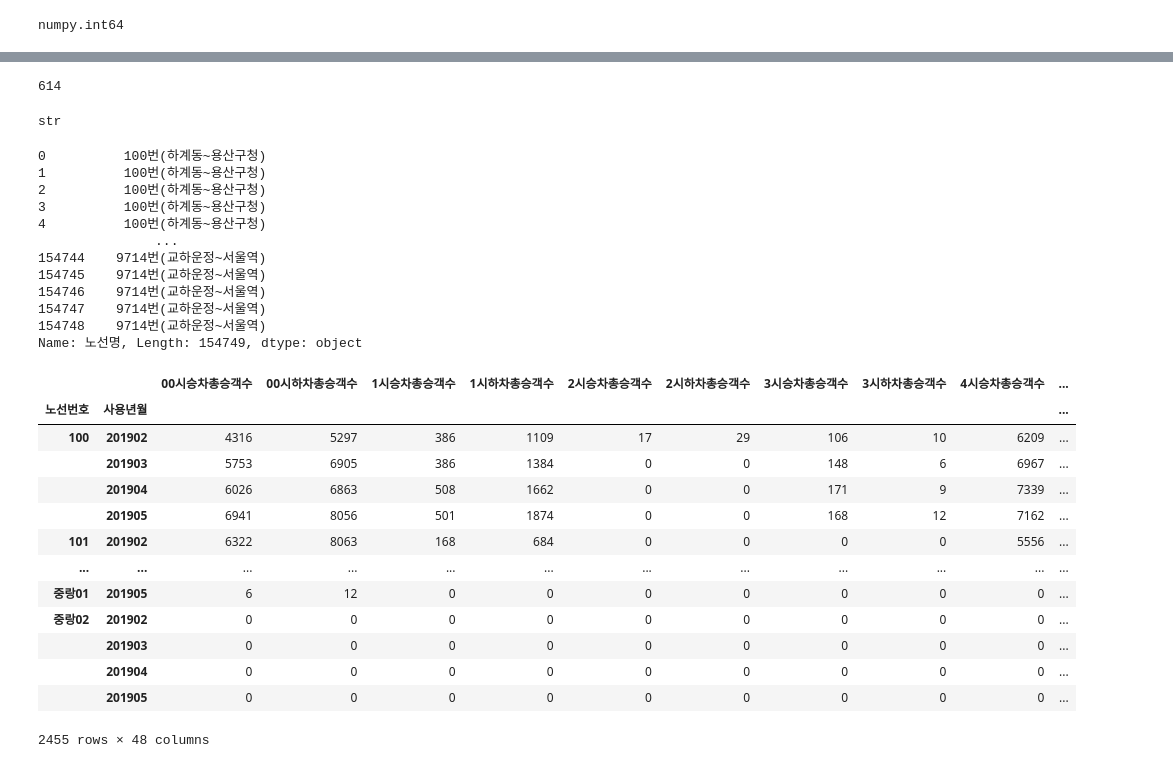
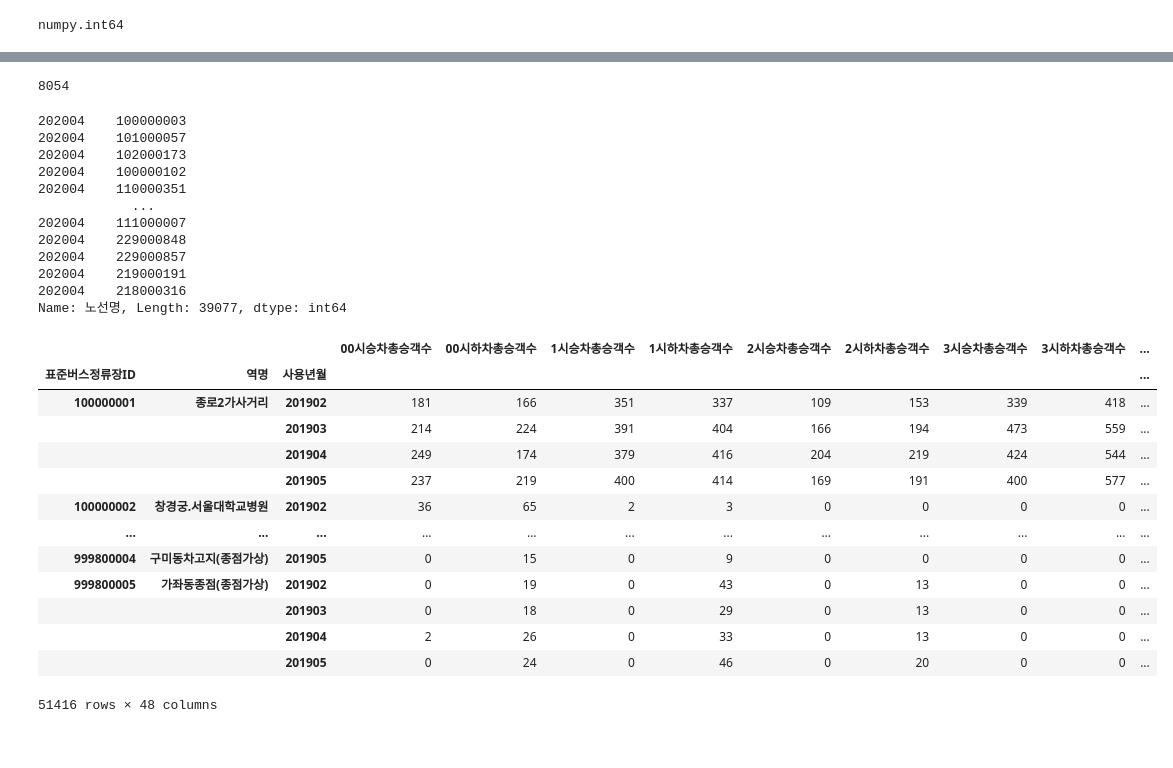
Before and after one commit to Changyoon-Lee/big_contest, a Jupyter notebook: 서울시_버스_승하차인구수.ipynb, the cells around one changed output, grey strips where cells are left out. Drawn from its saved outputs; the diff is of its cells as text; code cells hidden in the pictures.

Commit message:
1차시 수정 - 표준버스정류장ID 기준으로 변경

```diff
--- a/서울시_버스_승하차인구수.ipynb
+++ b/서울시_버스_승하차인구수.ipynb
@@ -274,2 +289,4 @@ df_bus = df_bus[(201902 <= df_bus['사용년월'])&(df_bus['사용년월'] <= 20
+# %%
+df_bus.drop(['역명'], axis=1, inplace=True)
 # %%
 df_bus.reset_index(drop=True, inplace=True)
@@ -293,13 +333,9 @@ df_bus
 # df_bus['23시하차총승객수'] = list(df_bus['역명'])
 # df_bus
 # %%
-df_bus['노선번호'].nunique()
+df_bus['역명'].nunique()
 # %% [output]
-614
+8054
-# %%
-type(df_bus['노선번호'][0])
-# %% [output]
-str
 # %%
 # df_bus.drop(['역명'], axis=1, inplace=True)
 # %%
@@ -312,34 +348,40 @@ str
 # %%
 df_bus['노선명']
 # %% [output]
-0          100번(하계동~용산구청)
-1          100번(하계동~용산구청)
-2          100번(하계동~용산구청)
-3          100번(하계동~용산구청)
-4          100번(하계동~용산구청)
-               ...
-154744    9714번(교하운정~서울역)
-154745    9714번(교하운정~서울역)
-154746    9714번(교하운정~서울역)
-154747    9714번(교하운정~서울역)
-154748    9714번(교하운정~서울역)
-Name: 노선명, Length: 154749, dtype: object
+202004    100000003
+202004    101000057
+202004    102000173
+202004    100000102
+202004    110000351
+            ...
+202004    111000007
+202004    229000848
+202004    229000857
+202004    219000191
+202004    218000316
+Name: 노선명, Length: 39077, dtype: int64
+# %%
+df_bus['사용년월'] = 202004
+df_bus.reset_index(inplace=True)
 # %%
-df_bus = df_bus.groupby(['노선번호', '사용년월']).sum()
+df_bus = df_bus.groupby(['표준버스정류장ID', '역명', '사용년월']).sum()
 df_bus.drop(['등록일자'], axis=1, inplace=True)
+# df_bus.rename(columns = {'노선명' : '표준버스정류장ID'}, inplace = True)
+
+# df_bus.drop(['노선ID'], axis=1, inplace=True)
 df_bus
 # %% [output]
-|  |  | 00시승차총승객수 | 00시하차총승객수 | 1시승차총승객수 | 1시하차총승객수 | 2시승차총승객수 | 2시하차총승객수 | 3시승차총승객수 | 3시하차총승객수 | 4시승차총승객수 | ... |
-| 노선번호 | 사용년월 |  |  |  |  |  |  |  |  |  | ... |
-| 100 | 201902 | 4316 | 5297 | 386 | 1109 | 17 | 29 | 106 | 10 | 6209 | ... |
-|  | 201903 | 5753 | 6905 | 386 | 1384 | 0 | 0 | 148 | 6 | 6967 | ... |
-|  | 201904 | 6026 | 6863 | 508 | 1662 | 0 | 0 | 171 | 9 | 7339 | ... |
-|  | 201905 | 6941 | 8056 | 501 | 1874 | 0 | 0 | 168 | 12 | 7162 | ... |
-| 101 | 201902 | 6322 | 8063 | 168 | 684 | 0 | 0 | 0 | 0 | 5556 | ... |
+|  |  |  | 00시승차총승객수 | 00시하차총승객수 | 1시승차총승객수 | 1시하차총승객수 | 2시승차총승객수 | 2시하차총승객수 | 3시승차총승객수 | 3시하차총승객수 | ... |
+| 표준버스정류장ID | 역명 | 사용년월 |  |  |  |  |  |  |  |  | ... |
+| 100000001 | 종로2가사거리 | 201902 | 181 | 166 | 351 | 337 | 109 | 153 | 339 | 418 | ... |
+|  |  | 201903 | 214 | 224 | 391 | 404 | 166 | 194 | 473 | 559 | ... |
+|  |  | 201904 | 249 | 174 | 379 | 416 | 204 | 219 | 424 | 544 | ... |
+|  |  | 201905 | 237 | 219 | 400 | 414 | 169 | 191 | 400 | 577 | ... |
+| 100000002 | 창경궁.서울대학교병원 | 201902 | 36 | 65 | 2 | 3 | 0 | 0 | 0 | 0 | ... |
 | ... | ... | ... | ... | ... | ... | ... | ... | ... | ... | ... | ... |
-| 중랑01 | 201905 | 6 | 12 | 0 | 0 | 0 | 0 | 0 | 0 | 0 | ... |
-| 중랑02 | 201902 | 0 | 0 | 0 | 0 | 0 | 0 | 0 | 0 | 0 | ... |
-|  | 201903 | 0 | 0 | 0 | 0 | 0 | 0 | 0 | 0 | 0 | ... |
-|  | 201904 | 0 | 0 | 0 | 0 | 0 | 0 | 0 | 0 | 0 | ... |
-|  | 201905 | 0 | 0 | 0 | 0 | 0 | 0 | 0 | 0 | 0 | ... |
+| 999800004 | 구미동차고지(종점가상) | 201905 | 0 | 15 | 0 | 9 | 0 | 0 | 0 | 0 | ... |
+| 999800005 | 가좌동종점(종점가상) | 201902 | 0 | 19 | 0 | 43 | 0 | 13 | 0 | 0 | ... |
+|  |  | 201903 | 0 | 18 | 0 | 29 | 0 | 13 | 0 | 0 | ... |
+|  |  | 201904 | 2 | 26 | 0 | 33 | 0 | 13 | 0 | 0 | ... |
+|  |  | 201905 | 0 | 24 | 0 | 46 | 0 | 20 | 0 | 0 | ... |
-2455 rows × 48 columns
+51416 rows × 48 columns
```
Also changed, not shown: parts of 10 cells of this notebook.
